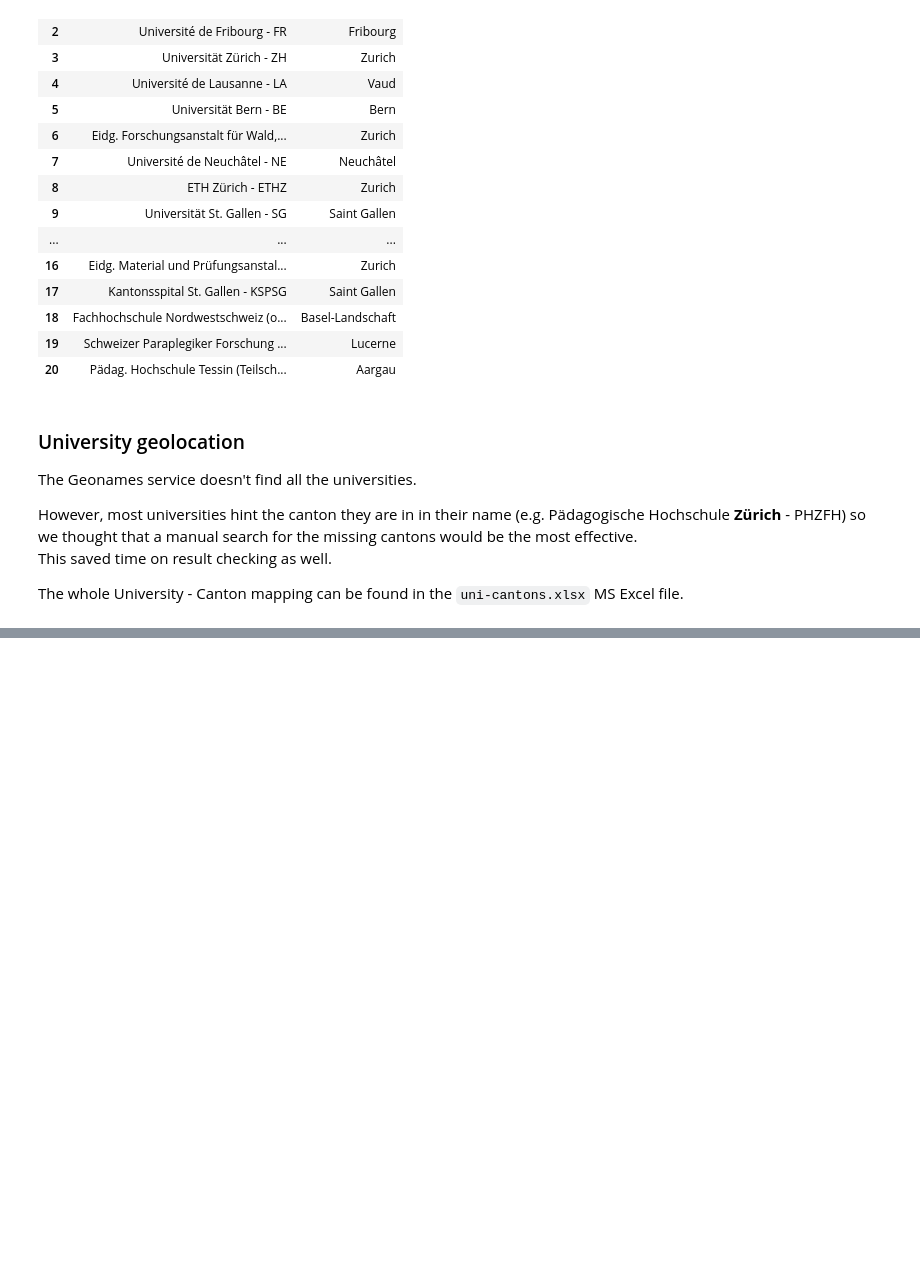
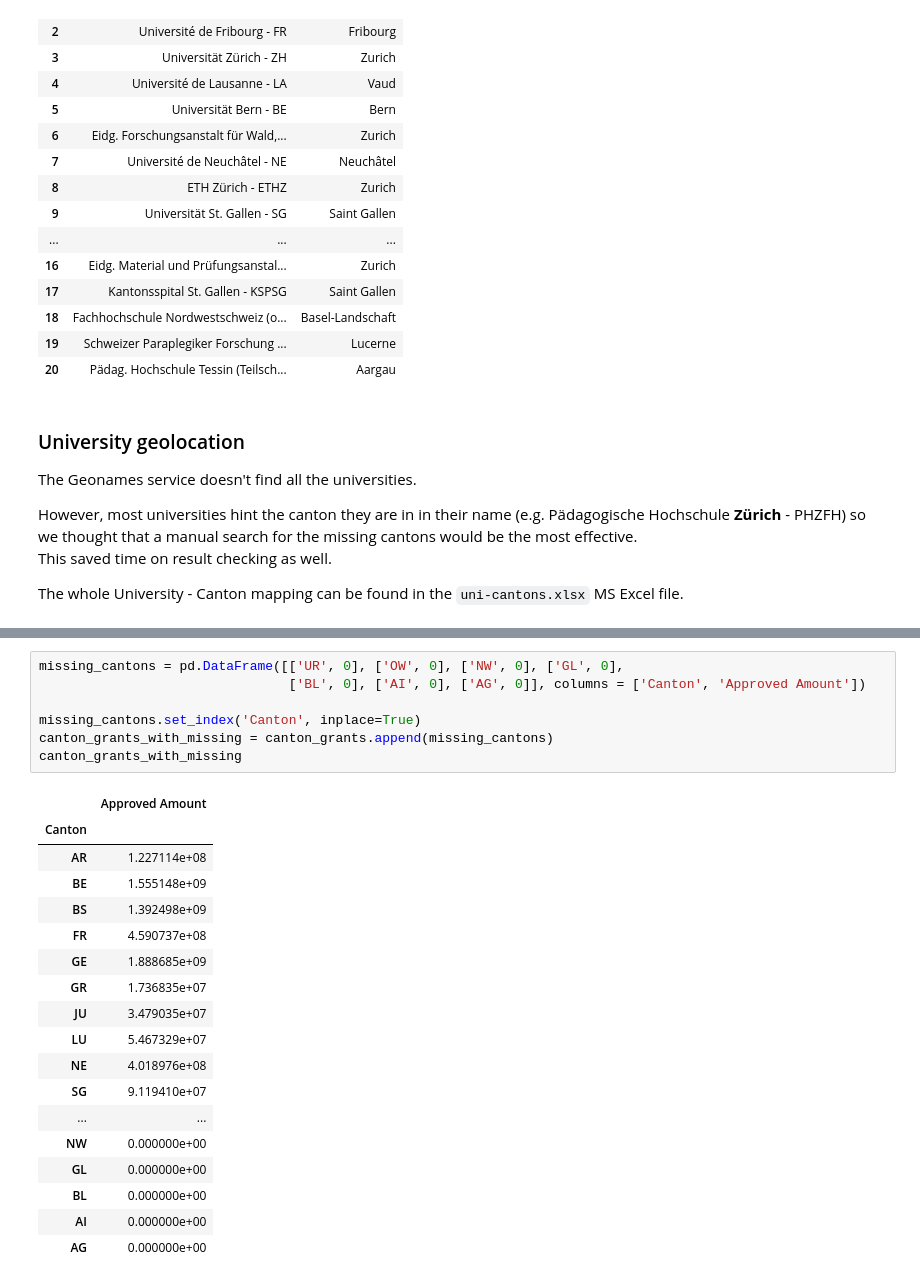
Before and after one commit to ireneu/ada, a Jupyter notebook: HW03/hw3.ipynb, the cells around one changed output, grey strips where cells are left out. Cells and saved outputs as stored; diff of their text form; blank space fills up the shorter version.

```diff
--- a/HW03/hw3.ipynb
+++ b/HW03/hw3.ipynb
@@ -139,0 +204,26 @@ The whole University - Canton mapping can be found in the `uni-cantons.xlsx` MS
+# %%
+missing_cantons = pd.DataFrame([['UR', 0], ['OW', 0], ['NW', 0], ['GL', 0],
+                                ['BL', 0], ['AI', 0], ['AG', 0]], columns = ['Canton', 'Approved Amount'])
+
+missing_cantons.set_index('Canton', inplace=True)
+canton_grants_with_missing = canton_grants.append(missing_cantons)
+canton_grants_with_missing
+# %% [output]
+|  | Approved Amount |
+| Canton |  |
+| AR | 1.227114e+08 |
+| BE | 1.555148e+09 |
+| BS | 1.392498e+09 |
+| FR | 4.590737e+08 |
+| GE | 1.888685e+09 |
+| GR | 1.736835e+07 |
+| JU | 3.479035e+07 |
+| LU | 5.467329e+07 |
+| NE | 4.018976e+08 |
+| SG | 9.119410e+07 |
+| ... | ... |
+| NW | 0.000000e+00 |
+| GL | 0.000000e+00 |
+| BL | 0.000000e+00 |
+| AI | 0.000000e+00 |
+| AG | 0.000000e+00 |
```
Also changed, not shown: parts of 8 cells of this notebook.
